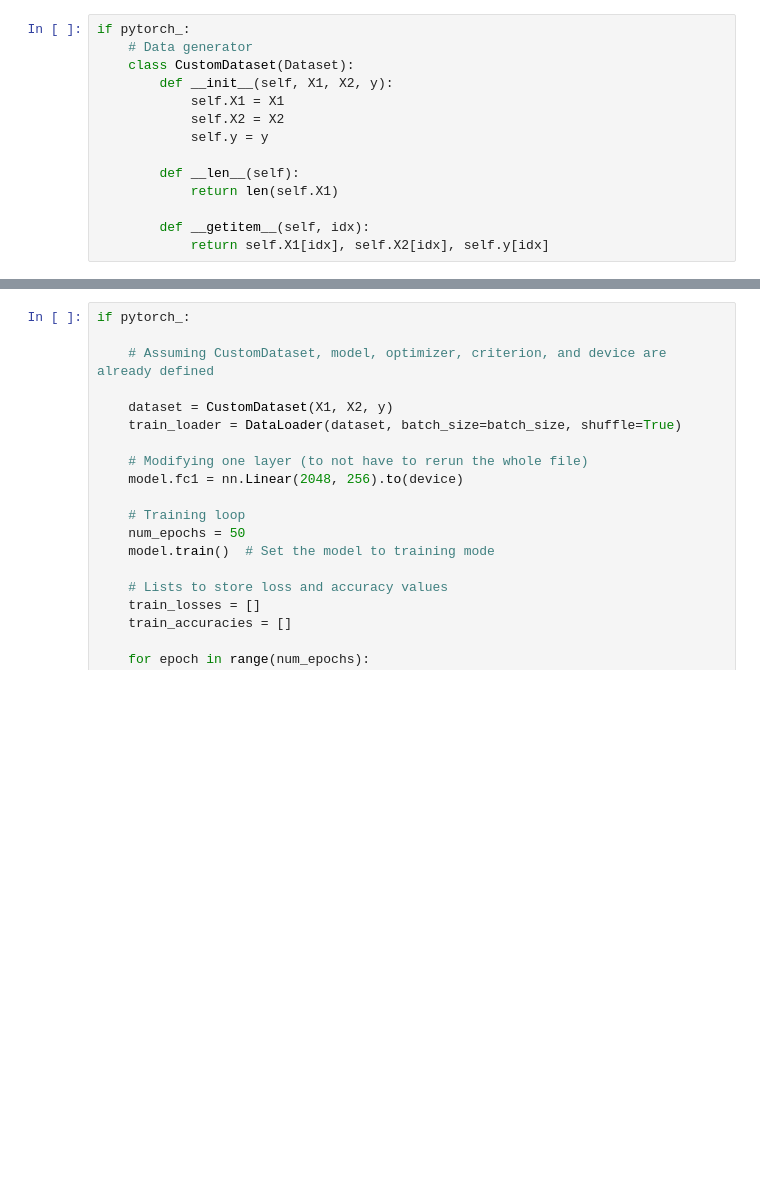
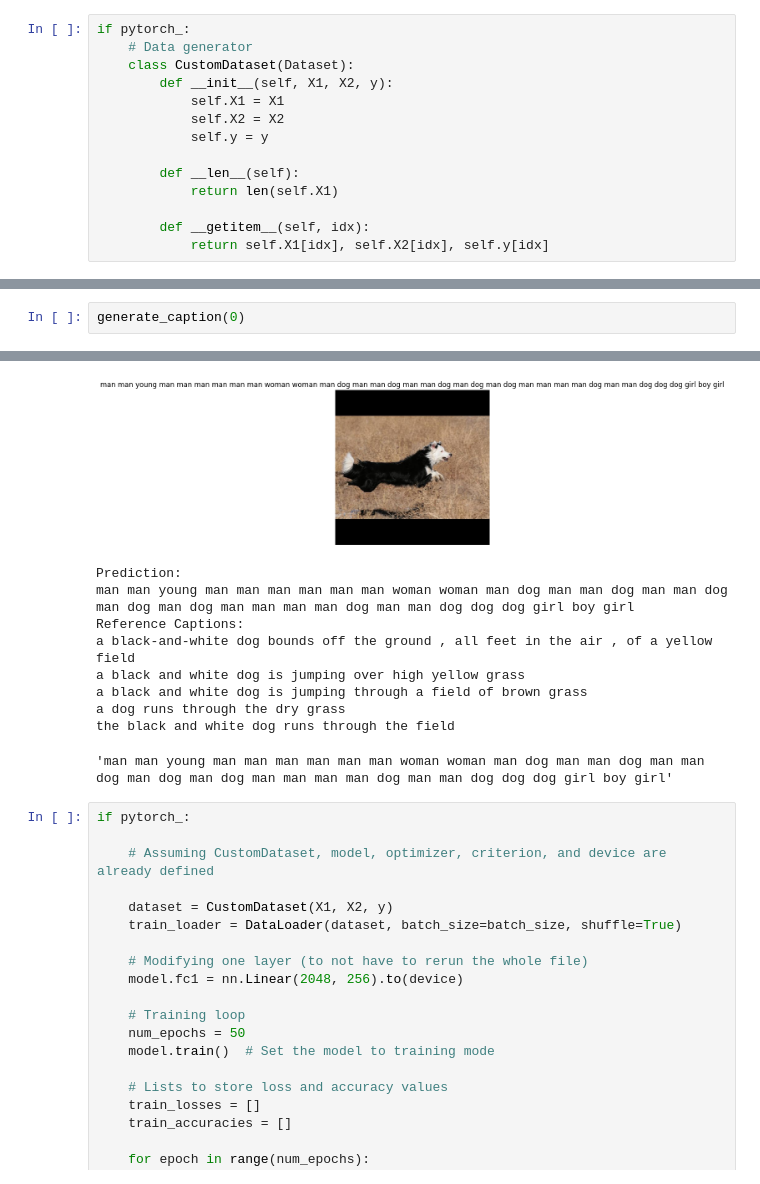
Before and after one commit to JustinJuhel/ImageCaptionGenerator, a Jupyter notebook: main.ipynb, the cells around one changed output, grey strips where cells are left out. Drawn from its saved outputs; the diff is of its cells as text; blank space fills up the shorter version.

```diff
--- a/main.ipynb
+++ b/main.ipynb
@@ -470,0 +549,3 @@ if first_training:
+# %%
+generate_caption(0)
+# %% [output]
@@ -471,3 +554,13 @@ if first_training:
+[figure, added]
+Prediction:
+man man young man man man man man man woman woman man dog man man dog man man dog man dog man dog man man man man dog man man dog dog dog girl boy girl
+Reference Captions:
+a black-and-white dog bounds off the ground , all feet in the air , of a yellow field
+a black and white dog is jumping over high yellow grass
+a black and white dog is jumping through a field of brown grass
+a dog runs through the dry grass
+the black and white dog runs through the field
+'man man young man man man man man man woman woman man dog man man dog man man dog man dog man dog man man man man dog man man dog dog dog girl boy girl'
 # %%
 if pytorch_:
 
```
Also changed, not shown: parts of 8 cells of this notebook, 3 other files.
